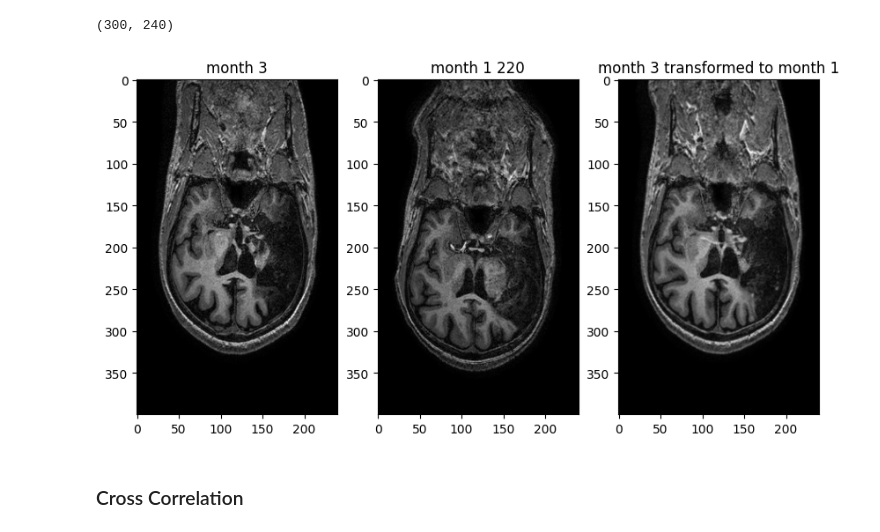
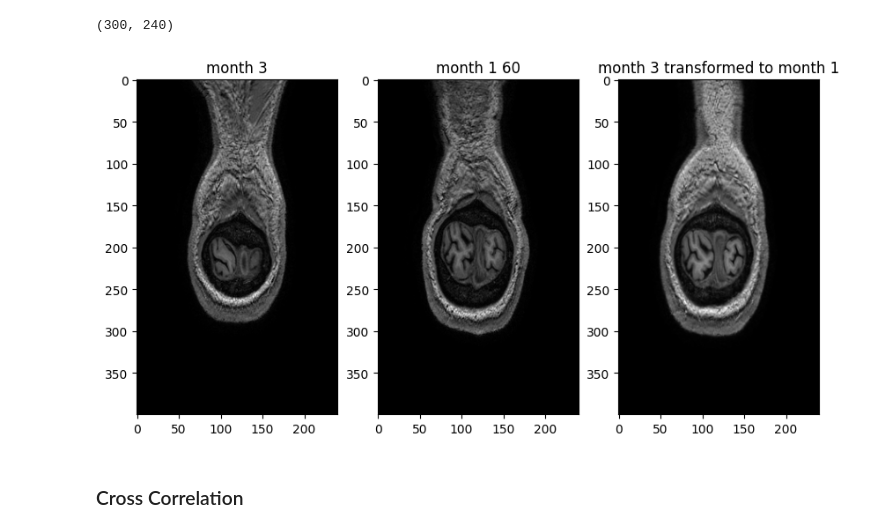
Before and after one commit to Keymii/wavelet-mri-registration, a Jupyter notebook: affine-registration.ipynb, the cells around one changed output. Drawn from its saved outputs; the diff is of its cells as text; code cells hidden in the pictures.

```diff
--- a/affine-registration.ipynb
+++ b/affine-registration.ipynb
@@ -22,7 +22,7 @@ month3 = nib.load('Khalil_3_24082019.nii')
 month3_data = month3.get_fdata()
 month3_data = month3_data/np.max(month3_data)
 
-pad = 16
+pad = 27
 pad_data =np.zeros((month1_data.shape[0],month1_data.shape[1],pad))
 month3_data_trimming = month3_data[0:month1_data.shape[0],0:month1_data.shape[1],pad:month1_data.shape[2]]
 month3_data = np.concatenate((month3_data_trimming, pad_data), axis=2)
@@ -265,19 +286,19 @@ from IPython.display import clear_output
 # %%
 fig,ax = plt.subplots(1,3, figsize=(10,5))
-pad_lim = 29
+pad_lim = 0
 
 pad = np.zeros((pad_lim,240))
-index = 220
+index = 60
 padded_month_1 = np.concatenate((pad, new_reference_np[:,index,:-pad_lim].T))
 ax[0].imshow(np.concatenate((new_moving_np[:,index,pad_lim:].T, pad)), cmap='gray')
 ax[0].set_title('month 3')
 ax[1].imshow(new_reference_np[:,index,:].T, cmap='gray')
 ax[1].set_title(f'month 1 {index}')
 ax[2].imshow(np.concatenate((transformed_np[:,index,pad_lim:].T,pad)), cmap='gray')
 ax[2].set_title('month 3 transformed to month 1')
 plt.show()
 # %% [output]
-[figure, old version]
+[figure, new version]
 # %% [markdown]
 ### Cross Correlation
 # %% [markdown]
```
Also changed, not shown: parts of 29 cells of this notebook, 5 other files.
